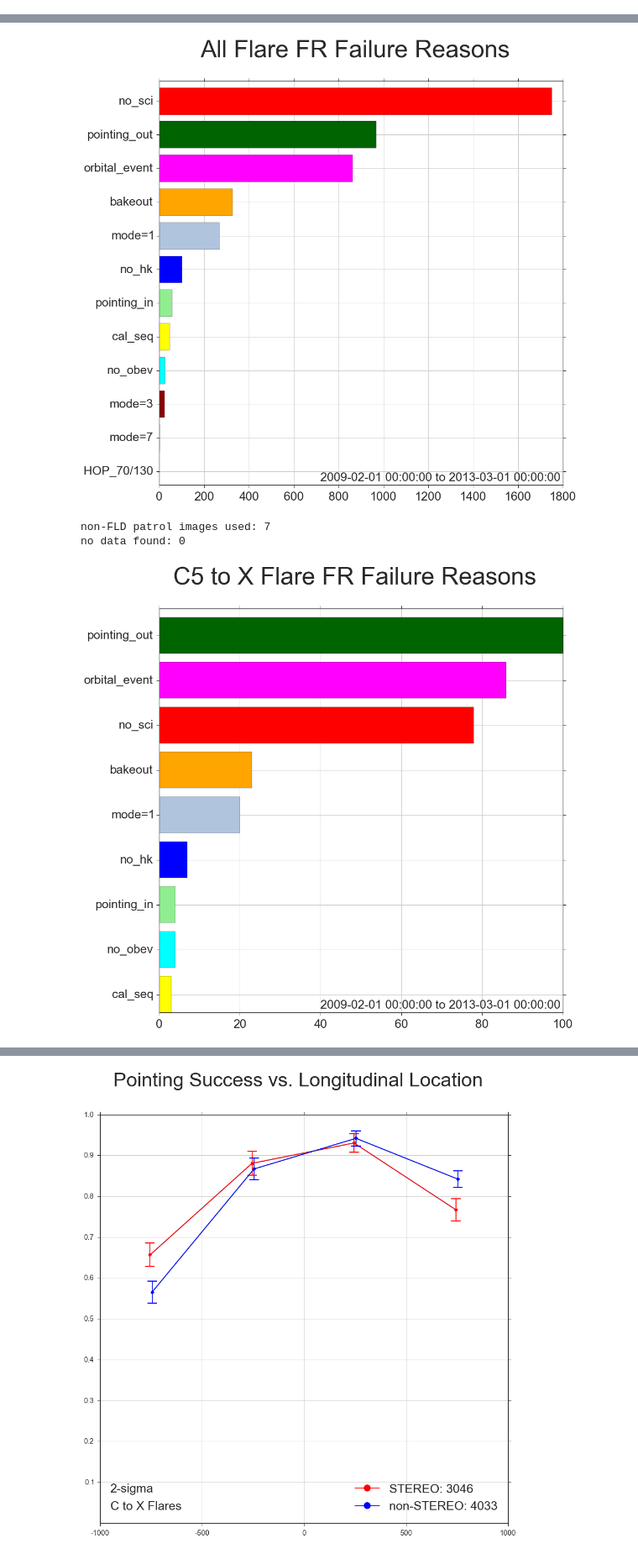
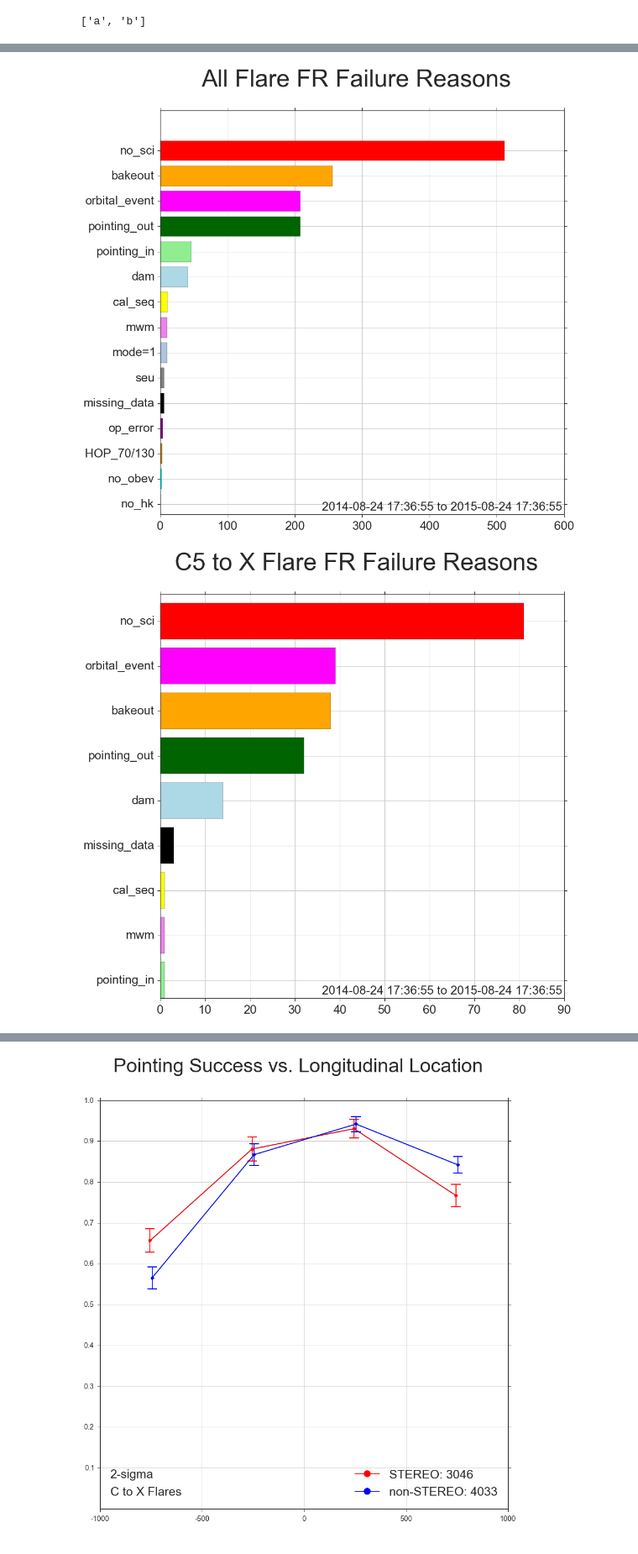
Before and after one commit to gwoelkicfa/xrt_metadata_project, a Jupyter notebook: xrt_flare_analysis.ipynb, the cells around one changed output, grey strips where cells are left out. Shown at 84% size. Drawn from its saved outputs; the diff is of its cells as text; code cells hidden in the pictures.

```diff
--- a/xrt_flare_analysis.ipynb
+++ b/xrt_flare_analysis.ipynb
@@ -1679,18 +1673,16 @@ def genObsNotePie(t_i,t_f,flareType=('All','B','Z'),imaged=True,save=False,show=
                'no:seu':[0,'grey'],'no:mwm':[0,'violet'],'no:dam':[0,'lightblue'],'no:op_error':[0,'purple'],
                'no:missing_data':[0,'black'],'no:pointing_in':[0,'lightgreen'],'no:HOP_70/130':[0,'darkgoldenrod']}
 
-    # Separate pointing failures that occurred within the FOV of XRT from those that did not
-    pointings = []
-    for i,flare in missed.iterrows():
-        if flare['obs_note'] == 'no:pointing':
-            pointings.append((flare['x'],flare['y'],datetime.datetime.strptime(flare['t_start'],'%Y/%m/%d %H:%M'),i))
+    # Precompute concatFile for splitByPointings
+    concatFile = getPointingFileInfo(t_i,t_f)
 
-    sepPointings = sepPointingFailures(pointings)
+    # Split pointing failures based on whether the flare occurred on the CCD FOV or not
+    sepPointings = splitByPointings(missed,['no:pointing'],pointings=concatFile)
 
-    for inPointing in sepPointings[0]:
-        missed.set_value(inPointing[3],'obs_note','no:pointing_in')
-    for outPointing in sepPointings[1]:
-        missed.set_value(outPointing[3],'obs_note','no:pointing_out')
+    for i,flare in sepPointings[0].iterrows():
+        missed.set_value(i,'obs_note','no:pointing_in')
+    for i,flare in sepPointings[1].iterrows():
+        missed.set_value(i,'obs_note','no:pointing_out')
 
     # Create frequency count for each obs_note, grouping some of them as requested
     for note in missed['obs_note']:
@@ -1885,5 +1893,10 @@ def splitByPointings(data,pointings=None):
 
     return (inFOV,outFOV);
+# %%
+df = pd.DataFrame({'a':[1,2,3],'b':[9,8,7]})
+print list(df.columns)
+# %% [output]
+['a', 'b']
 # %%
 # Master Cell -- use this cell to call all desired functions
 
@@ -1892,11 +1905,11 @@ def splitByPointings(data,pointings=None):
 t_f = datetime.datetime.utcnow()-datetime.timedelta(days=0)
 t_i = t_f - datetime.timedelta(days=365)
 
-t_i = datetime.datetime(2014,1,1)
-
-
-t_f = datetime.datetime(2013,3,1)
-t_i = datetime.datetime(2009,2,1)
+#t_i = datetime.datetime(2014,1,1)
+#
+#
+#t_f = datetime.datetime(2013,3,1)
+#t_i = datetime.datetime(2009,2,1)
 
 data = getXrtFlareCat(t_i,t_f)
 
@@ -1912,7 +1925,7 @@ for flareType in types:
         #genHistogram(t_i,t_f,flareType,data=data)
         #genFlareResPlot(t_i,t_f,flareType,data=data,bw=125)
         #genObsNoteDistPlot(t_i,t_f,flareType,bw=150,save=True)
-        #genObsNotePie(t_i,t_f,flareType)
+        genObsNotePie(t_i,t_f,flareType)
         genObsNotesClassPlot(t_i,t_f,flareType)
         continue;
     except ValueError:
@@ -1944,4 +1954,2 @@ True
-[figure, old version]
+[figure, new version]
-non-FLD patrol images used: 7
-no data found: 0
-[figure, old version]
+[figure, new version]
```
Also changed, not shown: parts of 9 cells of this notebook.
